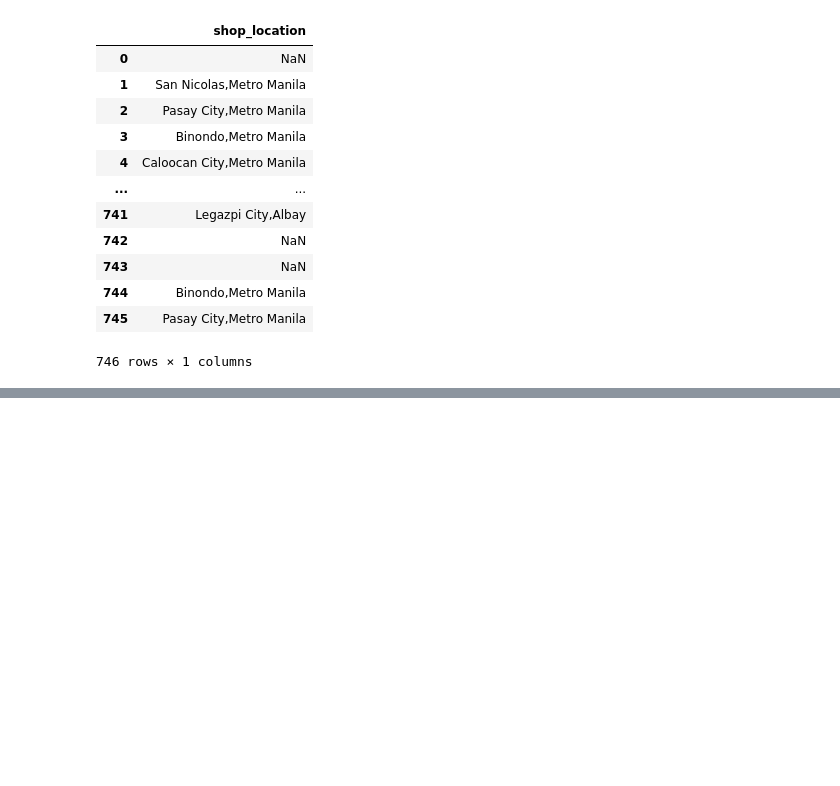
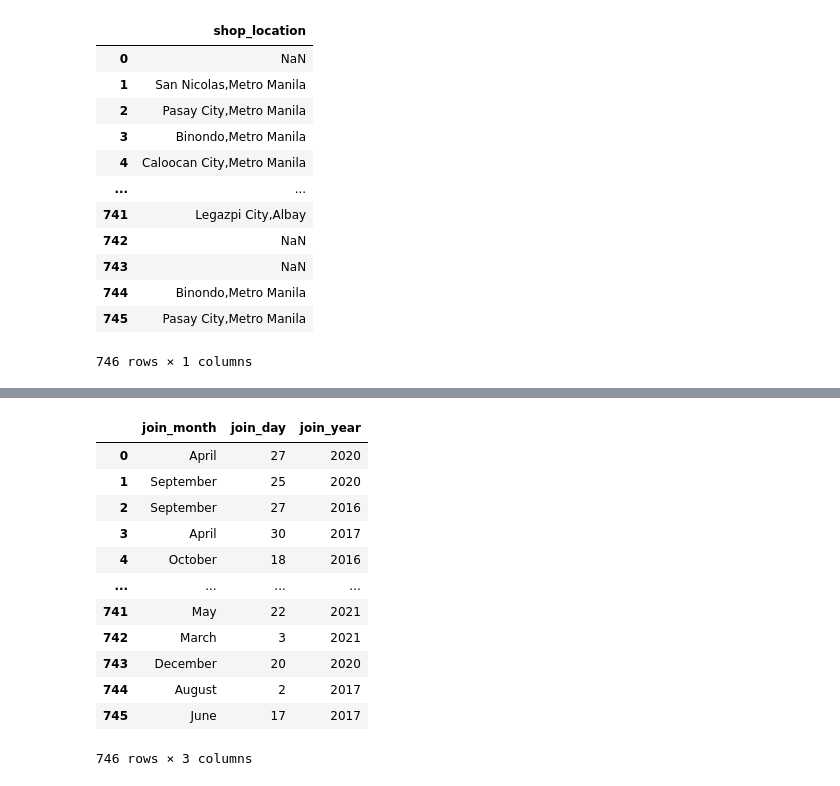
Before and after one commit to hunght92/Codegym, a Jupyter notebook: Học lại.ipynb, the cells around one changed output, grey strips where cells are left out. Drawn from its saved outputs; the diff is of its cells as text; code cells hidden in the pictures; blank space fills up the shorter version.

```diff
--- a/Học lại.ipynb
+++ b/Học lại.ipynb
@@ -922,0 +957,22 @@ df1
+# %%
+#Lấy nhiều cột theo tên cột
+
+#Cách 1: dùng phương thức filter
+
+df2 = df.filter(['join_month', 'join_day','join_year'])
+
+df2
+# %% [output]
+|  | join_month | join_day | join_year |
+| 0 | April | 27 | 2020 |
+| 1 | September | 25 | 2020 |
+| 2 | September | 27 | 2016 |
+| 3 | April | 30 | 2017 |
+| 4 | October | 18 | 2016 |
+| ... | ... | ... | ... |
+| 741 | May | 22 | 2021 |
+| 742 | March | 3 | 2021 |
+| 743 | December | 20 | 2020 |
+| 744 | August | 2 | 2017 |
+| 745 | June | 17 | 2017 |
+746 rows × 3 columns
```
Also changed, not shown: parts of 2 cells of this notebook.
